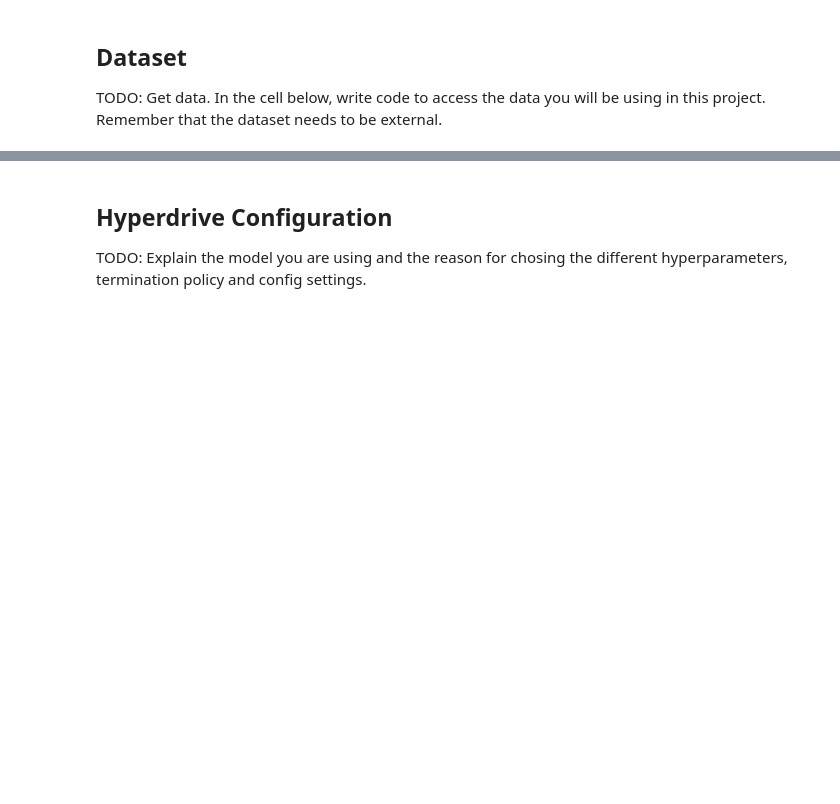
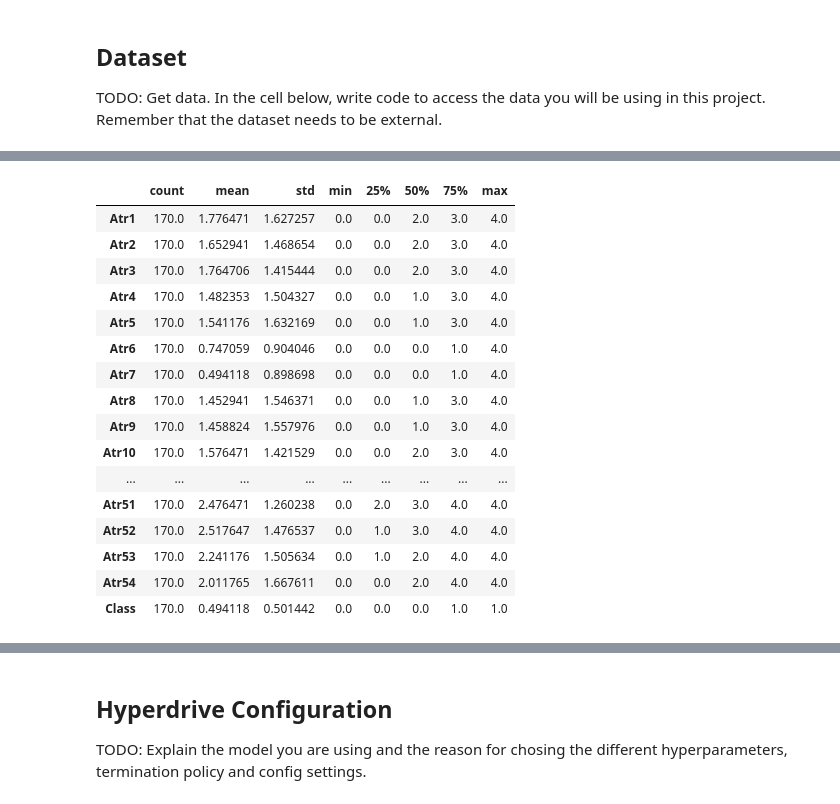
Before and after one commit to duclinh/Capstone-Azure-Machine-Learning, a Jupyter notebook: hyperparameter_tuning.ipynb, the cells around one changed output, grey strips where cells are left out. Cells and saved outputs as stored; diff of their text form; code cells hidden in the pictures; blank space fills up the shorter version.

```diff
--- a/hyperparameter_tuning.ipynb
+++ b/hyperparameter_tuning.ipynb
@@ -80,0 +87,21 @@ df.describe()
+# %%
+# Here we can see the general statistics about our variables
+df.describe().T
+# %% [output]
+|  | count | mean | std | min | 25% | 50% | 75% | max |
+| Atr1 | 170.0 | 1.776471 | 1.627257 | 0.0 | 0.0 | 2.0 | 3.0 | 4.0 |
+| Atr2 | 170.0 | 1.652941 | 1.468654 | 0.0 | 0.0 | 2.0 | 3.0 | 4.0 |
+| Atr3 | 170.0 | 1.764706 | 1.415444 | 0.0 | 0.0 | 2.0 | 3.0 | 4.0 |
+| Atr4 | 170.0 | 1.482353 | 1.504327 | 0.0 | 0.0 | 1.0 | 3.0 | 4.0 |
+| Atr5 | 170.0 | 1.541176 | 1.632169 | 0.0 | 0.0 | 1.0 | 3.0 | 4.0 |
+| Atr6 | 170.0 | 0.747059 | 0.904046 | 0.0 | 0.0 | 0.0 | 1.0 | 4.0 |
+| Atr7 | 170.0 | 0.494118 | 0.898698 | 0.0 | 0.0 | 0.0 | 1.0 | 4.0 |
+| Atr8 | 170.0 | 1.452941 | 1.546371 | 0.0 | 0.0 | 1.0 | 3.0 | 4.0 |
+| Atr9 | 170.0 | 1.458824 | 1.557976 | 0.0 | 0.0 | 1.0 | 3.0 | 4.0 |
+| Atr10 | 170.0 | 1.576471 | 1.421529 | 0.0 | 0.0 | 2.0 | 3.0 | 4.0 |
+| ... | ... | ... | ... | ... | ... | ... | ... | ... |
+| Atr51 | 170.0 | 2.476471 | 1.260238 | 0.0 | 2.0 | 3.0 | 4.0 | 4.0 |
+| Atr52 | 170.0 | 2.517647 | 1.476537 | 0.0 | 1.0 | 3.0 | 4.0 | 4.0 |
+| Atr53 | 170.0 | 2.241176 | 1.505634 | 0.0 | 1.0 | 2.0 | 4.0 | 4.0 |
+| Atr54 | 170.0 | 2.011765 | 1.667611 | 0.0 | 0.0 | 2.0 | 4.0 | 4.0 |
+| Class | 170.0 | 0.494118 | 0.501442 | 0.0 | 0.0 | 0.0 | 1.0 | 1.0 |
```
Also changed, not shown: parts of 28 cells of this notebook, 8 other files.
